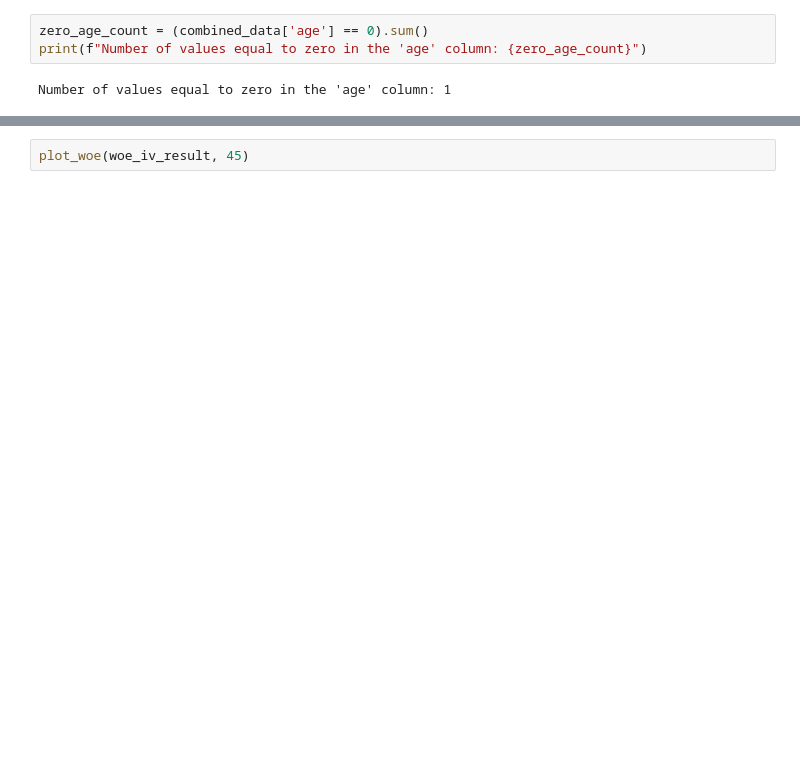
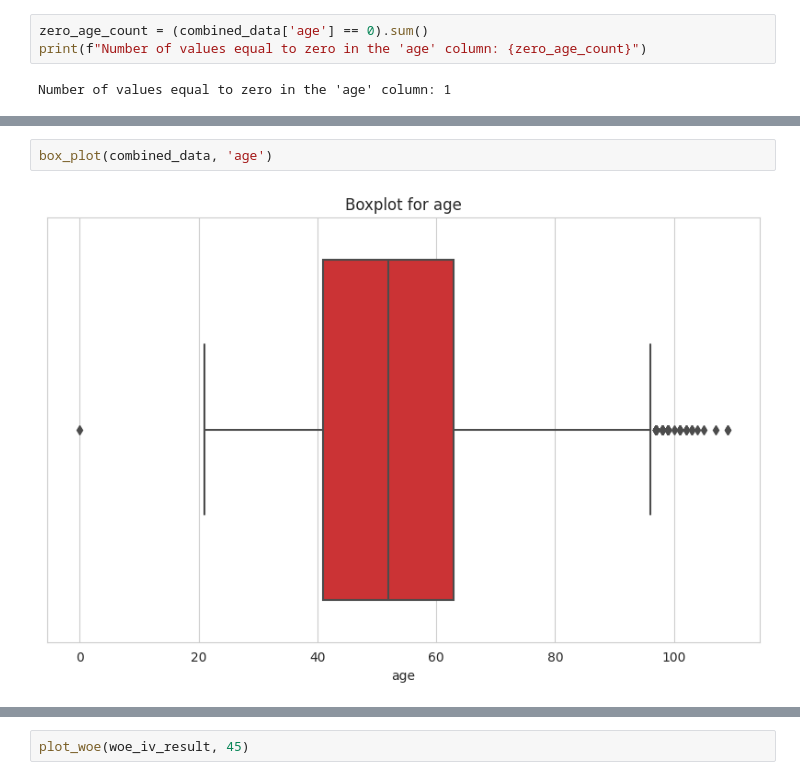
Before and after one commit to Saba-a11/Kaggle_Credit_Score, a Jupyter notebook: CreditModel.ipynb, the cells around one changed output, grey strips where cells are left out. Drawn from its saved outputs; the diff is of its cells as text; blank space fills up the shorter version.

```diff
--- a/CreditModel.ipynb
+++ b/CreditModel.ipynb
@@ -455,3 +463,7 @@ scatter_plot(combined_data, 'age', 'SeriousDlqin2yrs')
+# %%
+box_plot(combined_data, 'age')
+# %% [output]
+[figure, added]
 # %%
 woe_iv_result = calculate_woe_iv(combined_data, 'SeriousDlqin2yrs', 'age', bins=20)
 print(woe_iv_result)
```
Also changed, not shown: parts of 42 cells of this notebook.
